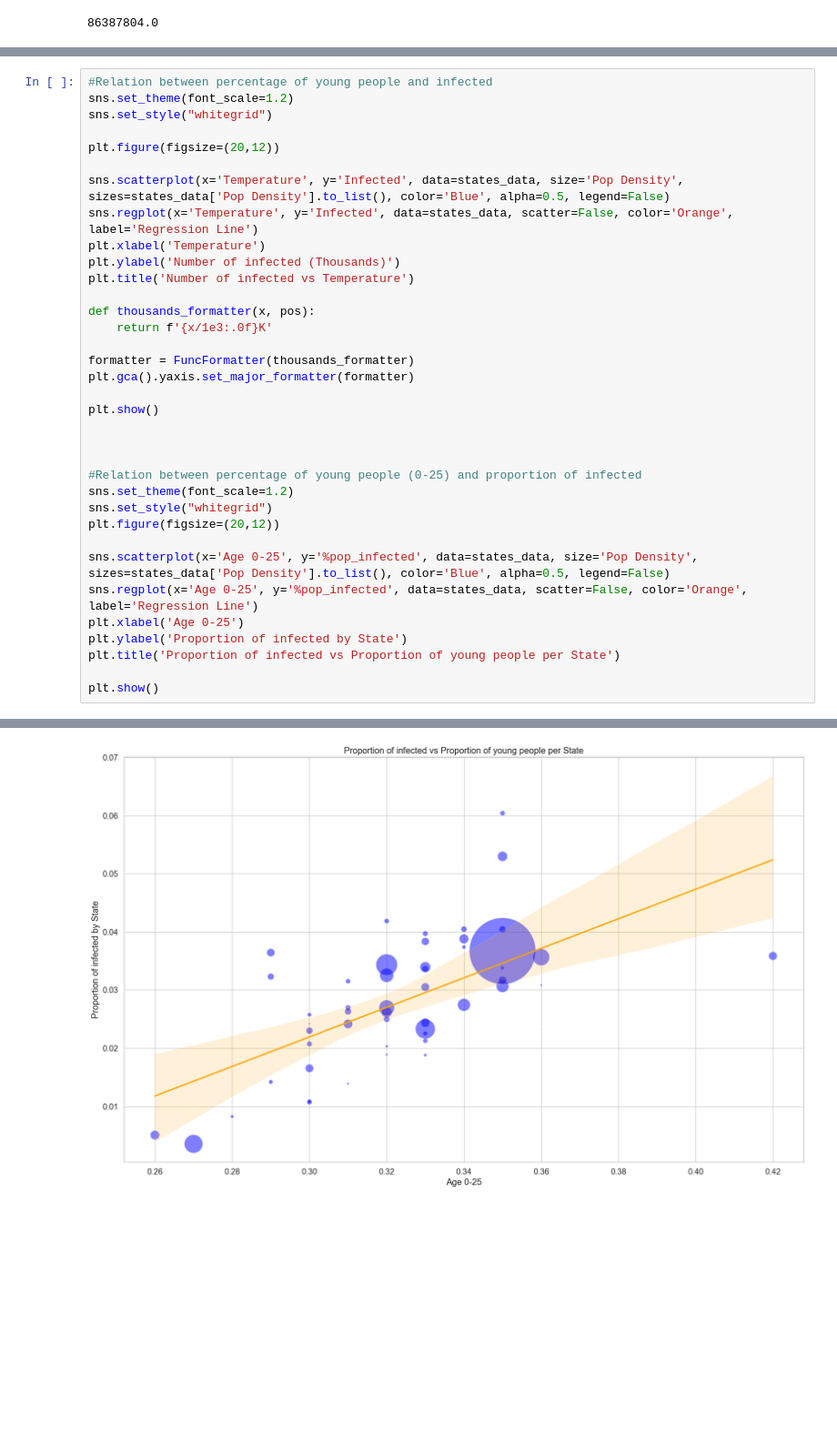
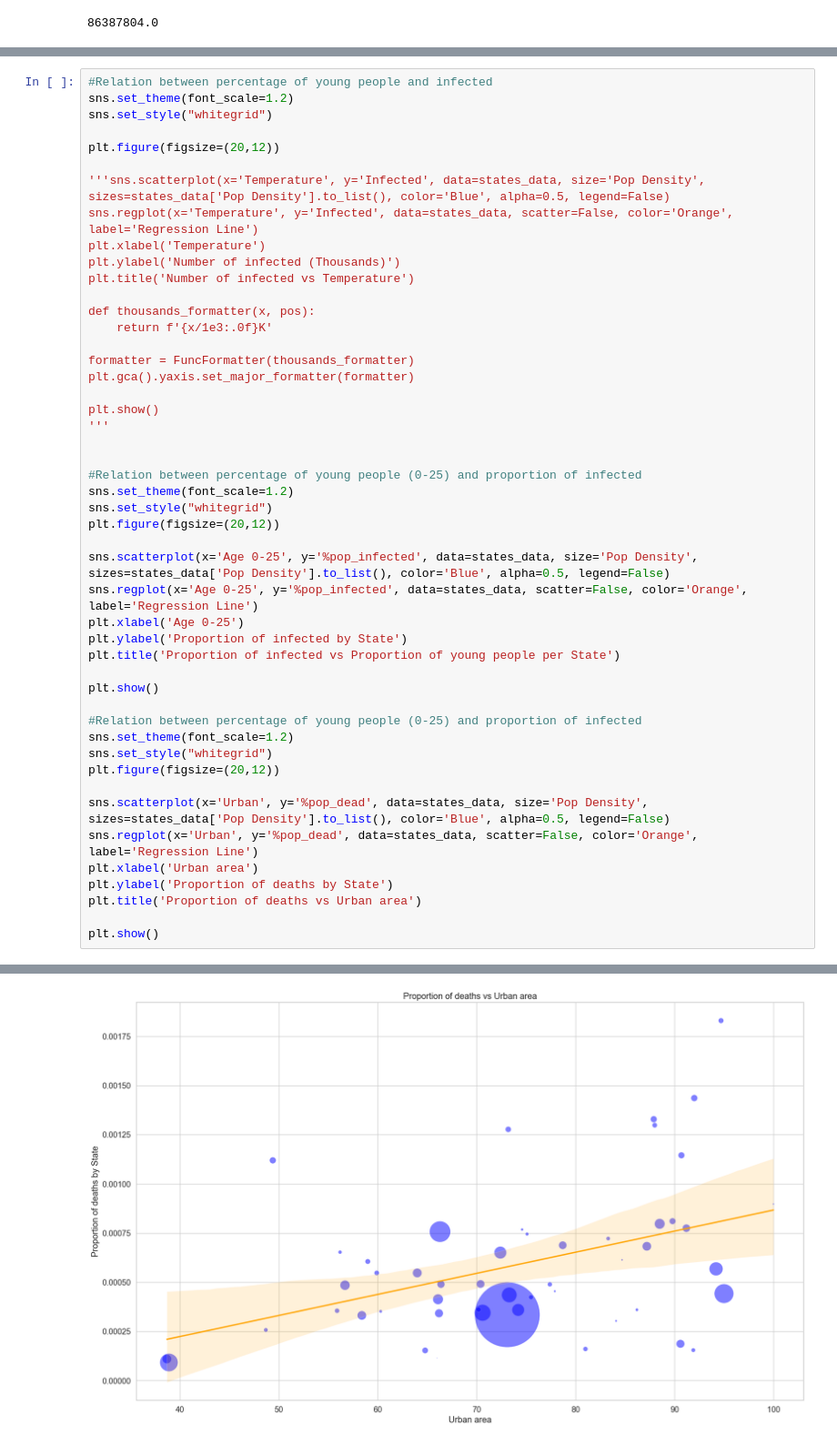
Before and after one commit to ollie-gats/BSE_brush_up_python_project, a Jupyter notebook: final_project_part1.ipynb, the cells around one changed output, grey strips where cells are left out. Shown at 91% size. Drawn from its saved outputs; the diff is of its cells as text; blank space fills up the shorter version.

```diff
--- a/final_project_part1.ipynb
+++ b/final_project_part1.ipynb
@@ -213,7 +212,7 @@ sns.set_style("whitegrid")
 
 plt.figure(figsize=(20,12))
 
-sns.scatterplot(x='Temperature', y='Infected', data=states_data, size='Pop Density', sizes=states_data['Pop Density'].to_list(), color='Blue', alpha=0.5, legend=False)
+'''sns.scatterplot(x='Temperature', y='Infected', data=states_data, size='Pop Density', sizes=states_data['Pop Density'].to_list(), color='Blue', alpha=0.5, legend=False)
 sns.regplot(x='Temperature', y='Infected', data=states_data, scatter=False, color='Orange', label='Regression Line')
 plt.xlabel('Temperature')
 plt.ylabel('Number of infected (Thousands)')
@@ -226,7 +225,7 @@ formatter = FuncFormatter(thousands_formatter)
 plt.gca().yaxis.set_major_formatter(formatter)
 
 plt.show()
-
+'''
 
 
 #Relation between percentage of young people (0-25) and proportion of infected
@@ -241,4 +240,17 @@ plt.ylabel('Proportion of infected by State')
 plt.title('Proportion of infected vs Proportion of young people per State')
 
 plt.show()
+
+#Relation between percentage of young people (0-25) and proportion of infected
+sns.set_theme(font_scale=1.2)
+sns.set_style("whitegrid")
+plt.figure(figsize=(20,12))
+
+sns.scatterplot(x='Urban', y='%pop_dead', data=states_data, size='Pop Density', sizes=states_data['Pop Density'].to_list(), color='Blue', alpha=0.5, legend=False)
+sns.regplot(x='Urban', y='%pop_dead', data=states_data, scatter=False, color='Orange', label='Regression Line')
+plt.xlabel('Urban area')
+plt.ylabel('Proportion of deaths by State')
+plt.title('Proportion of deaths vs Urban area')
+
+plt.show()
 # %% [output]
@@ -246 +259 @@ plt.show()
-[figure, old version]
+[figure, new version]
```
Also changed, not shown: parts of 2 cells of this notebook, 5 other files.
